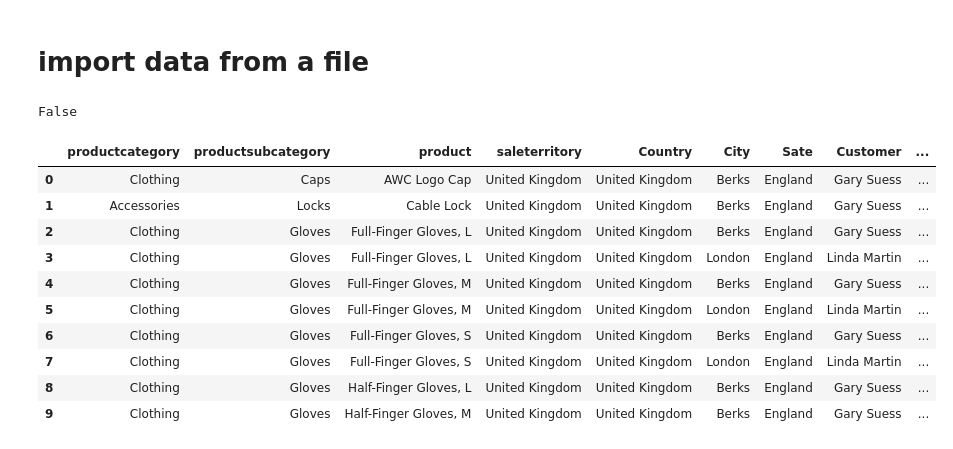
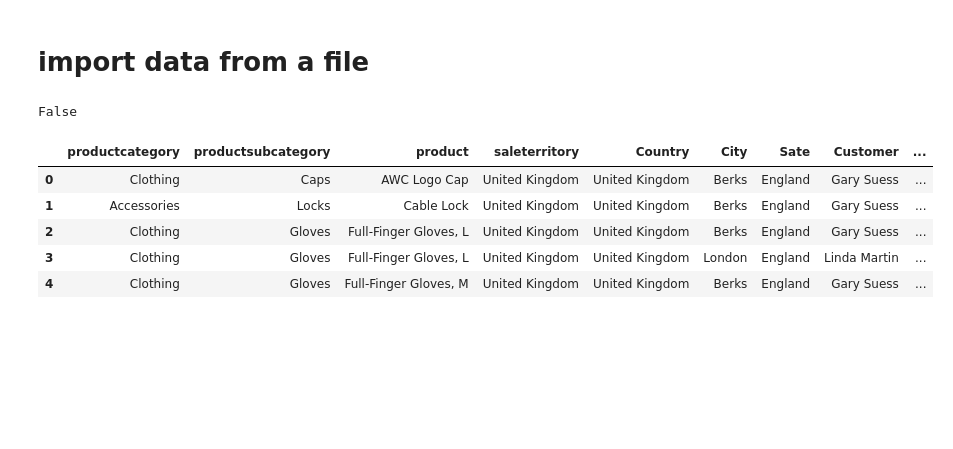
Before and after one commit to janaom/Python-Pandas-Data-Science-Tutorial, a Jupyter notebook: Python_Pandas_Data_Science_Tutorial_(Read_CSV_Excel,_add_delete_columns,_Filter,_Groupby,_Slice).ipynb, the cells around one changed output. Drawn from its saved outputs; the diff is of its cells as text; code cells hidden in the pictures; blank space fills up the shorter version.

```diff
--- a/Python_Pandas_Data_Science_Tutorial_(Read_CSV_Excel,_add_delete_columns,_Filter,_Groupby,_Slice).ipynb
+++ b/Python_Pandas_Data_Science_Tutorial_(Read_CSV_Excel,_add_delete_columns,_Filter,_Groupby,_Slice).ipynb
@@ -26,16 +26,11 @@ df.empty
 False
 # %%
 #df.head()
-df.head(10)
+df.head(5)
 # %% [output]
 |  | productcategory | productsubcategory | product | saleterritory | Country | City | Sate | Customer | ... |
 | 0 | Clothing | Caps | AWC Logo Cap | United Kingdom | United Kingdom | Berks | England | Gary Suess | ... |
 | 1 | Accessories | Locks | Cable Lock | United Kingdom | United Kingdom | Berks | England | Gary Suess | ... |
 | 2 | Clothing | Gloves | Full-Finger Gloves, L | United Kingdom | United Kingdom | Berks | England | Gary Suess | ... |
 | 3 | Clothing | Gloves | Full-Finger Gloves, L | United Kingdom | United Kingdom | London | England | Linda Martin | ... |
 | 4 | Clothing | Gloves | Full-Finger Gloves, M | United Kingdom | United Kingdom | Berks | England | Gary Suess | ... |
-| 5 | Clothing | Gloves | Full-Finger Gloves, M | United Kingdom | United Kingdom | London | England | Linda Martin | ... |
-| 6 | Clothing | Gloves | Full-Finger Gloves, S | United Kingdom | United Kingdom | Berks | England | Gary Suess | ... |
-| 7 | Clothing | Gloves | Full-Finger Gloves, S | United Kingdom | United Kingdom | London | England | Linda Martin | ... |
-| 8 | Clothing | Gloves | Half-Finger Gloves, L | United Kingdom | United Kingdom | Berks | England | Gary Suess | ... |
-| 9 | Clothing | Gloves | Half-Finger Gloves, M | United Kingdom | United Kingdom | Berks | England | Gary Suess | ... |
```
Also changed, not shown: parts of 54 cells of this notebook.
